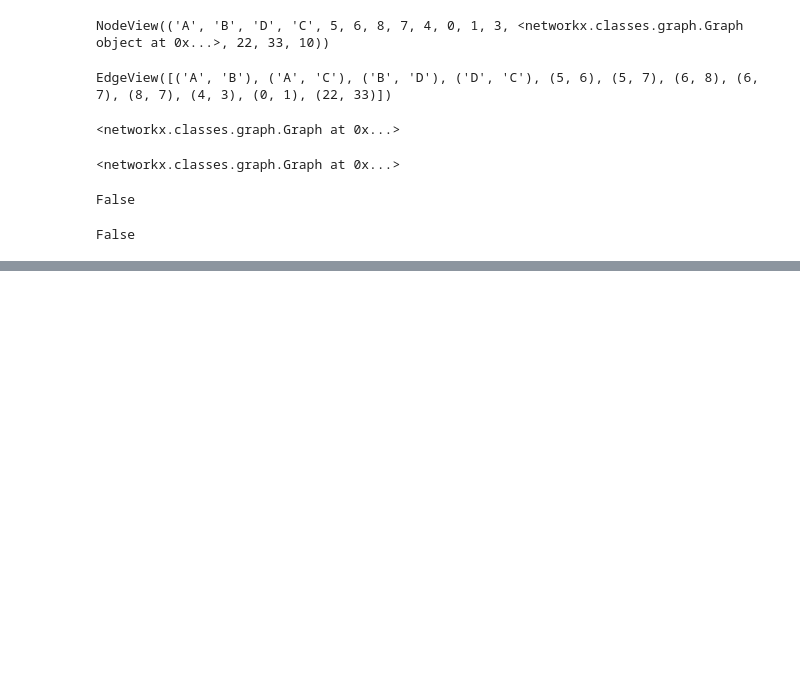
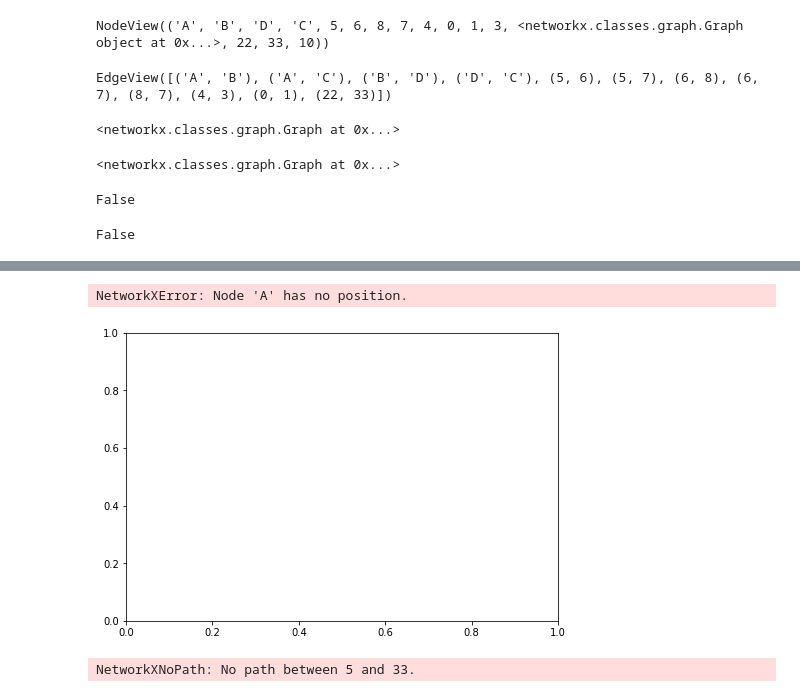
Before and after one commit to vinodvr81/DataStructures_Algorithms_ClassRelationships_usingPython, a Jupyter notebook: Graphs.ipynb, the cells around one changed output, grey strips where cells are left out. Drawn from its saved outputs; the diff is of its cells as text; code cells hidden in the pictures; blank space fills up the shorter version.

```diff
--- a/Graphs.ipynb
+++ b/Graphs.ipynb
@@ -549,0 +554,9 @@ False
+# %%
+nx.draw_shell(G, nlist=[range(5, 10), range(5)], with_labels=True, font_weight='bold')
+# %% [output]
+NetworkXError: Node 'A' has no position.
+[figure, added]
+# %%
+nx.shortest_path(G, 5, 33)
+# %% [output]
+NetworkXNoPath: No path between 5 and 33.
```
Also changed, not shown: parts of 3 cells of this notebook, 1 other file.
